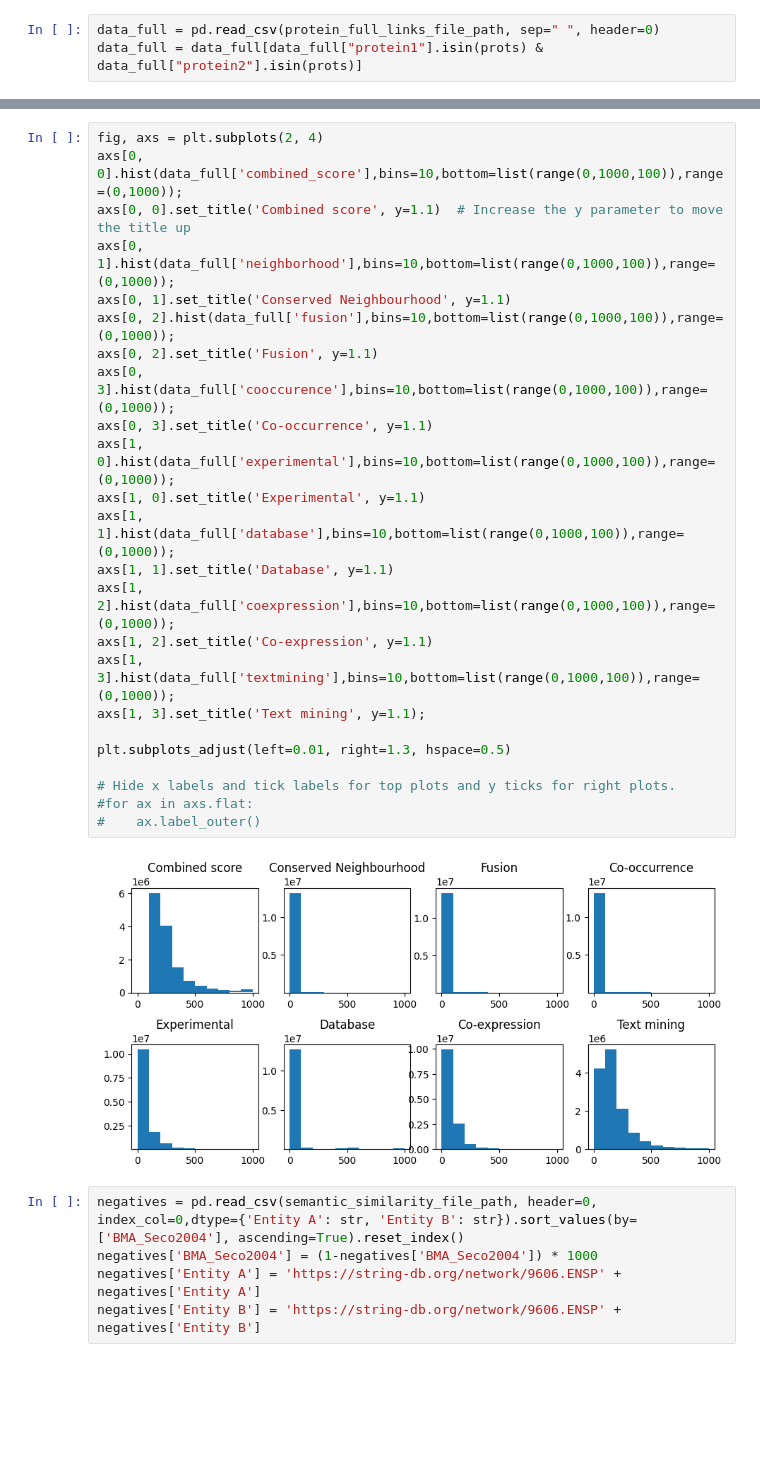
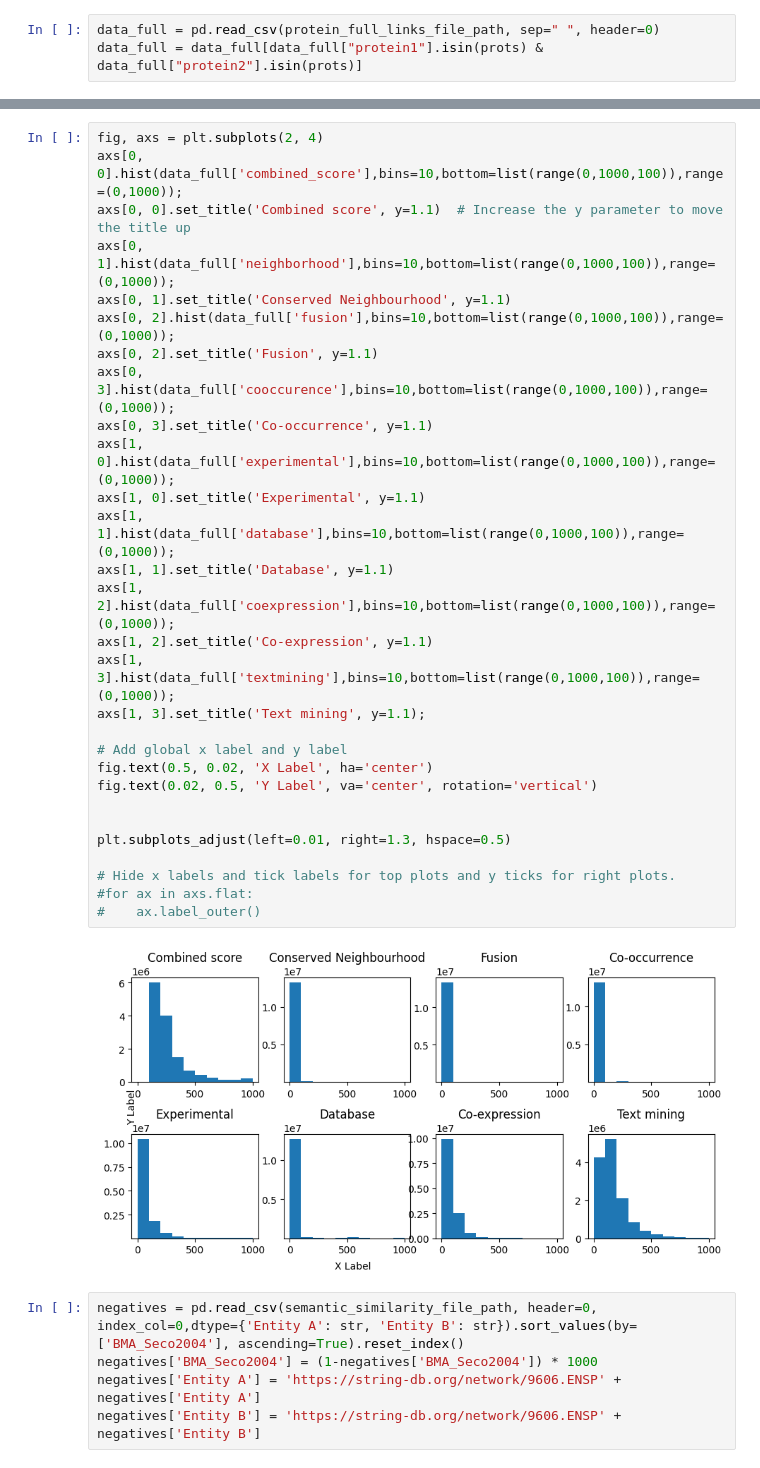
Before and after one commit to andre279m/UncertaintyInML, a Jupyter notebook: newerTest/test3_11.ipynb, the cells around one changed output, grey strips where cells are left out. Cells and saved outputs as stored; diff of their text form; blank space fills up the shorter version.

```diff
--- a/newerTest/test3_11.ipynb
+++ b/newerTest/test3_11.ipynb
@@ -89,29 +93,34 @@ plt.show()
 # %%
 fig, axs = plt.subplots(2, 4)
 axs[0, 0].hist(data_full['combined_score'],bins=10,bottom=list(range(0,1000,100)),range=(0,1000));
 axs[0, 0].set_title('Combined score', y=1.1)  # Increase the y parameter to move the title up
 axs[0, 1].hist(data_full['neighborhood'],bins=10,bottom=list(range(0,1000,100)),range=(0,1000));
 axs[0, 1].set_title('Conserved Neighbourhood', y=1.1)
 axs[0, 2].hist(data_full['fusion'],bins=10,bottom=list(range(0,1000,100)),range=(0,1000));
 axs[0, 2].set_title('Fusion', y=1.1)
 axs[0, 3].hist(data_full['cooccurence'],bins=10,bottom=list(range(0,1000,100)),range=(0,1000));
 axs[0, 3].set_title('Co-occurrence', y=1.1)
 axs[1, 0].hist(data_full['experimental'],bins=10,bottom=list(range(0,1000,100)),range=(0,1000));
 axs[1, 0].set_title('Experimental', y=1.1)
 axs[1, 1].hist(data_full['database'],bins=10,bottom=list(range(0,1000,100)),range=(0,1000));
 axs[1, 1].set_title('Database', y=1.1)
 axs[1, 2].hist(data_full['coexpression'],bins=10,bottom=list(range(0,1000,100)),range=(0,1000));
 axs[1, 2].set_title('Co-expression', y=1.1)
 axs[1, 3].hist(data_full['textmining'],bins=10,bottom=list(range(0,1000,100)),range=(0,1000));
 axs[1, 3].set_title('Text mining', y=1.1);
 
+# Add global x label and y label
+fig.text(0.5, 0.02, 'X Label', ha='center')
+fig.text(0.02, 0.5, 'Y Label', va='center', rotation='vertical')
+
+
 plt.subplots_adjust(left=0.01, right=1.3, hspace=0.5)
 
 # Hide x labels and tick labels for top plots and y ticks for right plots.
 #for ax in axs.flat:
 #    ax.label_outer()
 # %% [output]
-[figure, old version]
+[figure, new version]
 # %%
 negatives = pd.read_csv(semantic_similarity_file_path, header=0, index_col=0,dtype={'Entity A': str, 'Entity B': str}).sort_values(by=['BMA_Seco2004'], ascending=True).reset_index()
 negatives['BMA_Seco2004'] = (1-negatives['BMA_Seco2004']) * 1000
```
Also changed, not shown: parts of 6 cells of this notebook.
